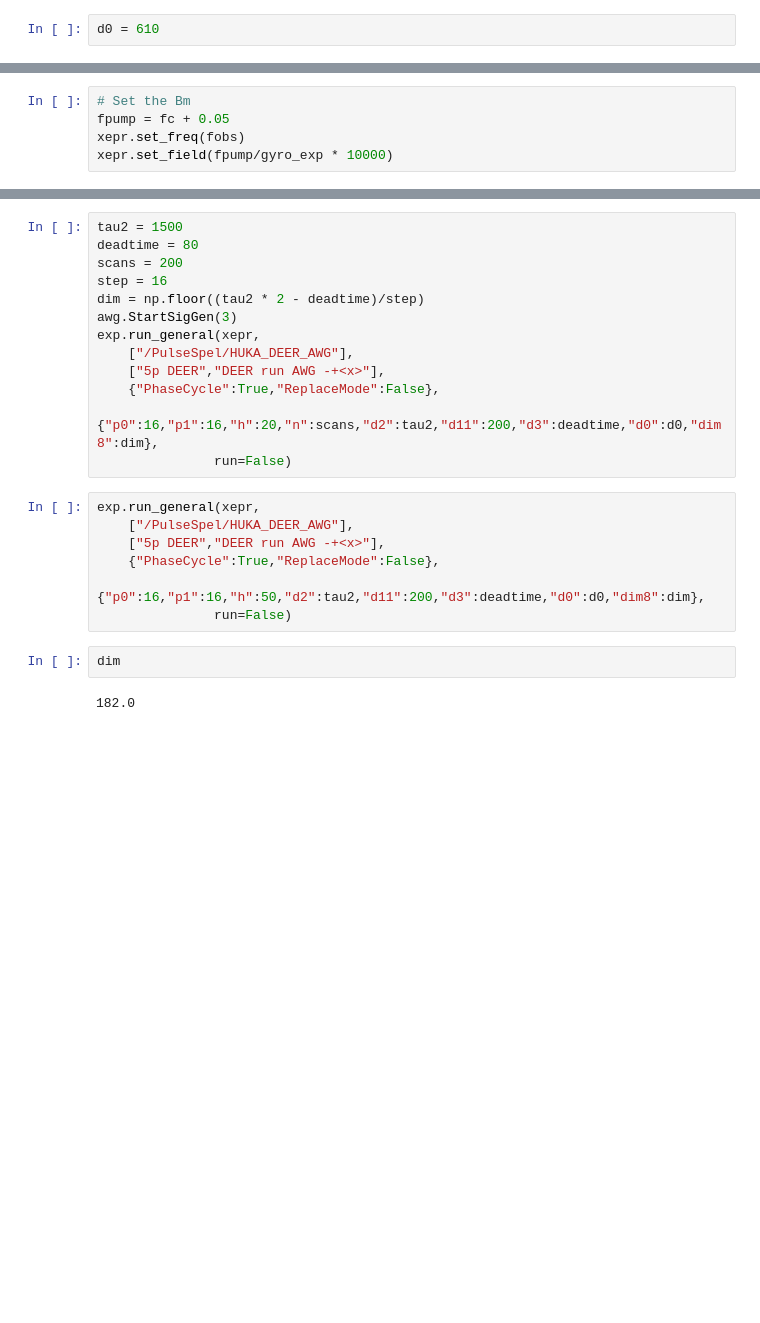
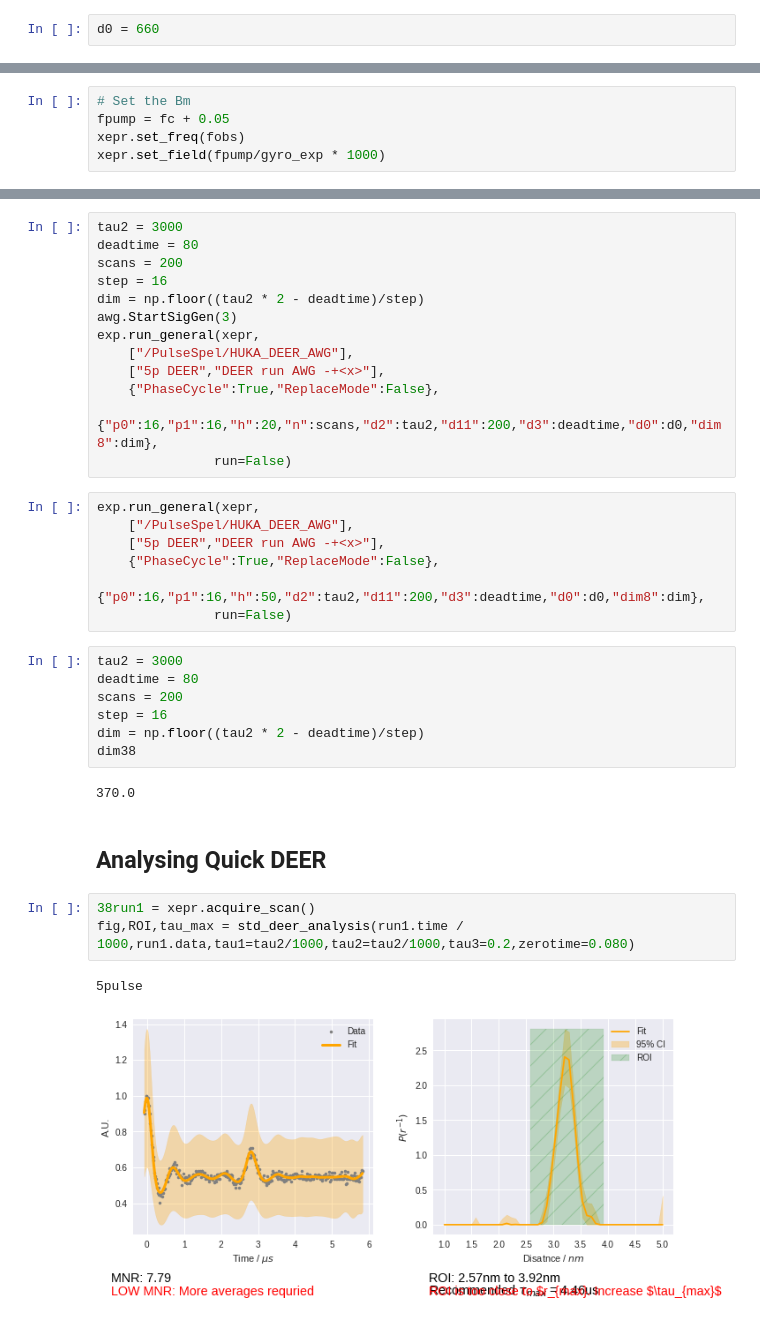
Before and after one commit to JeschkeLab/autoDEER, a Jupyter notebook: Jupyter_Notebooks/awg/5pdeer_demo.ipynb, the cells around one changed output, grey strips where cells are left out. Drawn from its saved outputs; the diff is of its cells as text; blank space fills up the shorter version.

```diff
--- a/Jupyter_Notebooks/awg/5pdeer_demo.ipynb
+++ b/Jupyter_Notebooks/awg/5pdeer_demo.ipynb
@@ -217,7 +235,7 @@ exp.run_general(xepr,
     {"PhaseCycle":False},
     {"p0":16,"p1":16,"h":20,"n":2})
 # %%
-d0 = 610
+d0 = 660
 # %%
 tau2 = 500
 deadtime = 80
@@ -231,5 +249,5 @@ exp.run_general(xepr,
 # Set the Bm
 fpump = fc + 0.05
 xepr.set_freq(fobs)
-xepr.set_field(fpump/gyro_exp * 10000)
+xepr.set_field(fpump/gyro_exp * 1000)
 # %% [output]
@@ -245,7 +263,7 @@ awg_exp.deer_pulse_5p(awg,100,[2.07,2.32])
          0.00972068-0.01126151j, ..., -0.01084808-0.0085564j ,
         -0.01253311+0.00553703j, -0.00096312+0.01355386j])]
 # %%
-tau2 = 1500
+tau2 = 3000
 deadtime = 80
 scans = 200
 step = 16
@@ -264,7 +282,20 @@ exp.run_general(xepr,
     {"PhaseCycle":True,"ReplaceMode":False},
     {"p0":16,"p1":16,"h":50,"d2":tau2,"d11":200,"d3":deadtime,"d0":d0,"dim8":dim},
                run=False)
-# %%
-dim
-# %% [output]
-182.0
+# %%
+tau2 = 3000
+deadtime = 80
+scans = 200
+step = 16
+dim = np.floor((tau2 * 2 - deadtime)/step)
+dim38
+# %% [output]
+370.0
+# %% [markdown]
+## Analysing Quick DEER
+# %%
+38run1 = xepr.acquire_scan()
+fig,ROI,tau_max = std_deer_analysis(run1.time / 1000,run1.data,tau1=tau2/1000,tau2=tau2/1000,tau3=0.2,zerotime=0.080)
+# %% [output]
+5pulse
+[figure, added]
```
Also changed, not shown: parts of 26 cells of this notebook, 1 other file.
